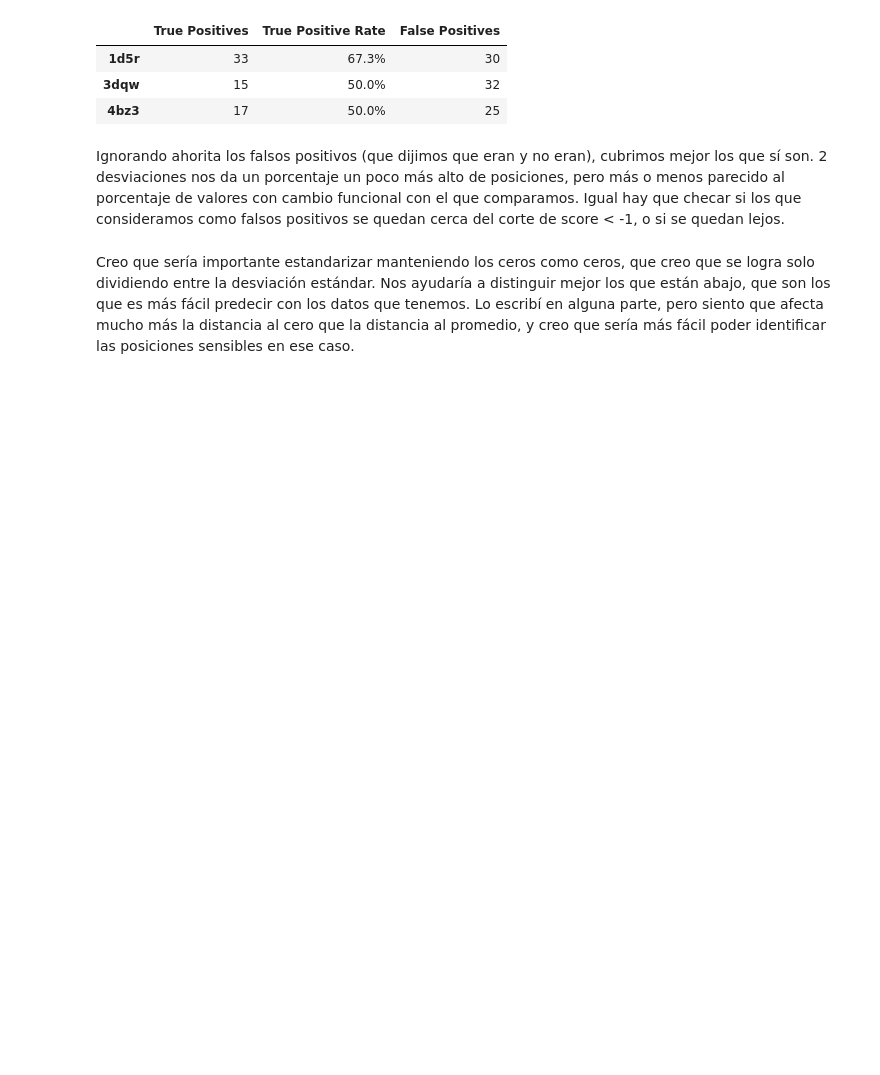
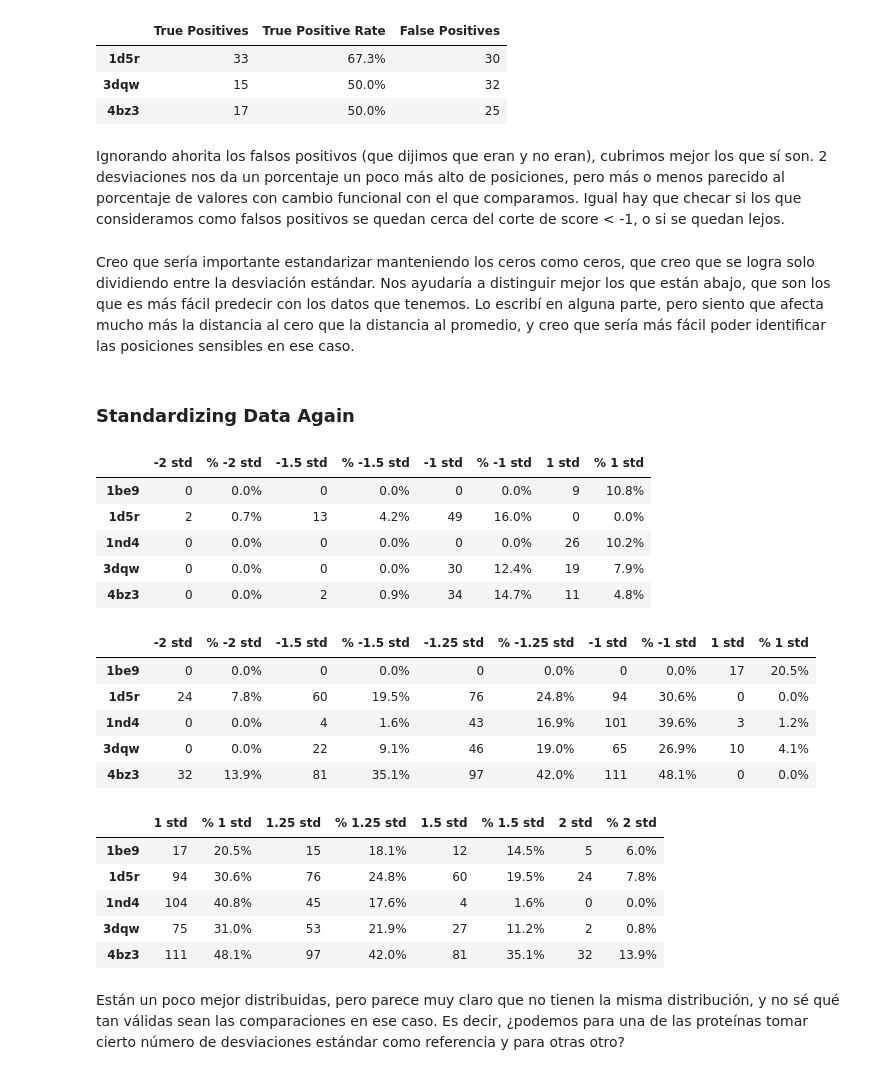
Before and after one commit to CrisSotomayor/perturbation-networks-get-data, a Jupyter notebook: data.ipynb, the cells around one changed output. Saved outputs shown, nothing was run; the diff lists cells and outputs as text; code cells hidden in the pictures; blank space fills up the shorter version.

```diff
--- a/data.ipynb
+++ b/data.ipynb
@@ -642,5 +581,12 @@ def Standardize(protein, threshold, measure, function=RemoveZeros):
     data_std = np.nanstd(data, dtype=np.float64)
     data = data.apply(lambda x:(x-data_mean)/data_std)
     return data
+# %%
+for protein in proteins:
+    data = functional_data[protein]
+    data_array = data.to_numpy()
+    data_mean = np.nanmean(data, dtype=np.float64)
+    data_std = np.nanstd(data, dtype=np.float64)
+    print(protein, data_std)
 # %%
 PlotHeatmap(Standardize('4bz3', 9.0, 'nodes', function=ReadNetworkCSV))
@@ -864,0 +755,4 @@ extreme_values
+# %%
+# Check distribution when selecting positions based on whether a single mutation is above/below number of std
+data = {protein:Standardize(protein, 9.0, 'nodes') for protein in proteins}
+CheckDistribution2([1, 1.5, 2, 2.5],proteins=['1d5r', '3dqw','4bz3'], data=data)
@@ -870,21 +769,10 @@ for std in [1, 1.5, 2]:
     for protein in ['1d5r', '3dqw','4bz3']:
         network_df = Standardize(protein, 9.0, 'nodes')
         functional_df = standardized_data[protein]
-        functional_mean = list(functional_df.mean())
+        functional_mean = functional_df.mean()
 
-        network_extremes = set()
-        functional_extremes = set()
-
-        for column in network_df.columns:
-            for aa in network_df.index:
-                network_value = network_df.at[aa, column]
-                if network_value > std:
-                    network_extremes.add(column)
-
-        for i,position in enumerate(list(functional_df.columns)):
-            value = functional_mean[i]
-            if value < -1:
-                functional_extremes.add(position)
+        network_extremes = set(network_df.columns[(network_df > std).any()])
+        functional_extremes = set([pos for i,pos in enumerate(functional_df.columns) if functional_mean[i] < -1])
 
         how_many = len(network_extremes.intersection(functional_extremes))
 
@@ -914,3 +802,41 @@ sd = 2
 Ignorando ahorita los falsos positivos (que dijimos que eran y no eran), cubrimos mejor los que sí son. 2 desviaciones nos da un porcentaje un poco más alto de posiciones, pero más o menos parecido al porcentaje de valores con cambio funcional con el que comparamos. Igual hay que checar si los que consideramos como falsos positivos se quedan cerca del corte de score < -1, o si se quedan lejos.
 # %% [markdown]
 Creo que sería importante estandarizar manteniendo los ceros como ceros, que creo que se logra solo dividiendo entre la desviación estándar. Nos ayudaría a distinguir mejor los que están abajo, que son los que es más fácil predecir con los datos que tenemos. Lo escribí en alguna parte, pero siento que afecta mucho más la distancia al cero que la distancia al promedio, y creo que sería más fácil poder identificar las posiciones sensibles en ese caso.
+# %% [markdown]
+### Standardizing Data Again
+# %%
+# Standardize functional data, this time without subtracting mean, to keep 0 as reference point
+# Store resulting dataframes in standardized_data_new
+standardized_data_new = dict()
+for protein in proteins:
+    data = functional_data[protein]
+    data_array = data.to_numpy()
+    data_std = np.nanstd(data, dtype=np.float64)
+    data = data.apply(lambda x:x/data_std)
+    standardized_data_new[protein] = data
+# %%
+# Check new distribution of values
+display(CheckDistribution([-2,-1.5, -1, 1]))
+display(CheckDistribution([-2,-1.5,-1.25,-1,1], data=standardized_data_new))
+display(CheckDistribution([1, 1.25, 1.5, 2], data=standardized_data_new, absolute=True))
+# %% [output]
+|  | -2 std | % -2 std | -1.5 std | % -1.5 std | -1 std | % -1 std | 1 std | % 1 std |
+| 1be9 | 0 | 0.0% | 0 | 0.0% | 0 | 0.0% | 9 | 10.8% |
+| 1d5r | 2 | 0.7% | 13 | 4.2% | 49 | 16.0% | 0 | 0.0% |
+| 1nd4 | 0 | 0.0% | 0 | 0.0% | 0 | 0.0% | 26 | 10.2% |
+| 3dqw | 0 | 0.0% | 0 | 0.0% | 30 | 12.4% | 19 | 7.9% |
+| 4bz3 | 0 | 0.0% | 2 | 0.9% | 34 | 14.7% | 11 | 4.8% |
+|  | -2 std | % -2 std | -1.5 std | % -1.5 std | -1.25 std | % -1.25 std | -1 std | % -1 std | 1 std | % 1 std |
+| 1be9 | 0 | 0.0% | 0 | 0.0% | 0 | 0.0% | 0 | 0.0% | 17 | 20.5% |
+| 1d5r | 24 | 7.8% | 60 | 19.5% | 76 | 24.8% | 94 | 30.6% | 0 | 0.0% |
+| 1nd4 | 0 | 0.0% | 4 | 1.6% | 43 | 16.9% | 101 | 39.6% | 3 | 1.2% |
+| 3dqw | 0 | 0.0% | 22 | 9.1% | 46 | 19.0% | 65 | 26.9% | 10 | 4.1% |
+| 4bz3 | 32 | 13.9% | 81 | 35.1% | 97 | 42.0% | 111 | 48.1% | 0 | 0.0% |
+|  | 1 std | % 1 std | 1.25 std | % 1.25 std | 1.5 std | % 1.5 std | 2 std | % 2 std |
+| 1be9 | 17 | 20.5% | 15 | 18.1% | 12 | 14.5% | 5 | 6.0% |
+| 1d5r | 94 | 30.6% | 76 | 24.8% | 60 | 19.5% | 24 | 7.8% |
+| 1nd4 | 104 | 40.8% | 45 | 17.6% | 4 | 1.6% | 0 | 0.0% |
+| 3dqw | 75 | 31.0% | 53 | 21.9% | 27 | 11.2% | 2 | 0.8% |
+| 4bz3 | 111 | 48.1% | 97 | 42.0% | 81 | 35.1% | 32 | 13.9% |
+# %% [markdown]
+Están un poco mejor distribuidas, pero parece muy claro que no tienen la misma distribución, y no sé qué tan válidas sean las comparaciones en ese caso. Es decir, ¿podemos para una de las proteínas tomar cierto número de desviaciones estándar como referencia y para otras otro?
```
Also changed, not shown: parts of 57 cells of this notebook.
